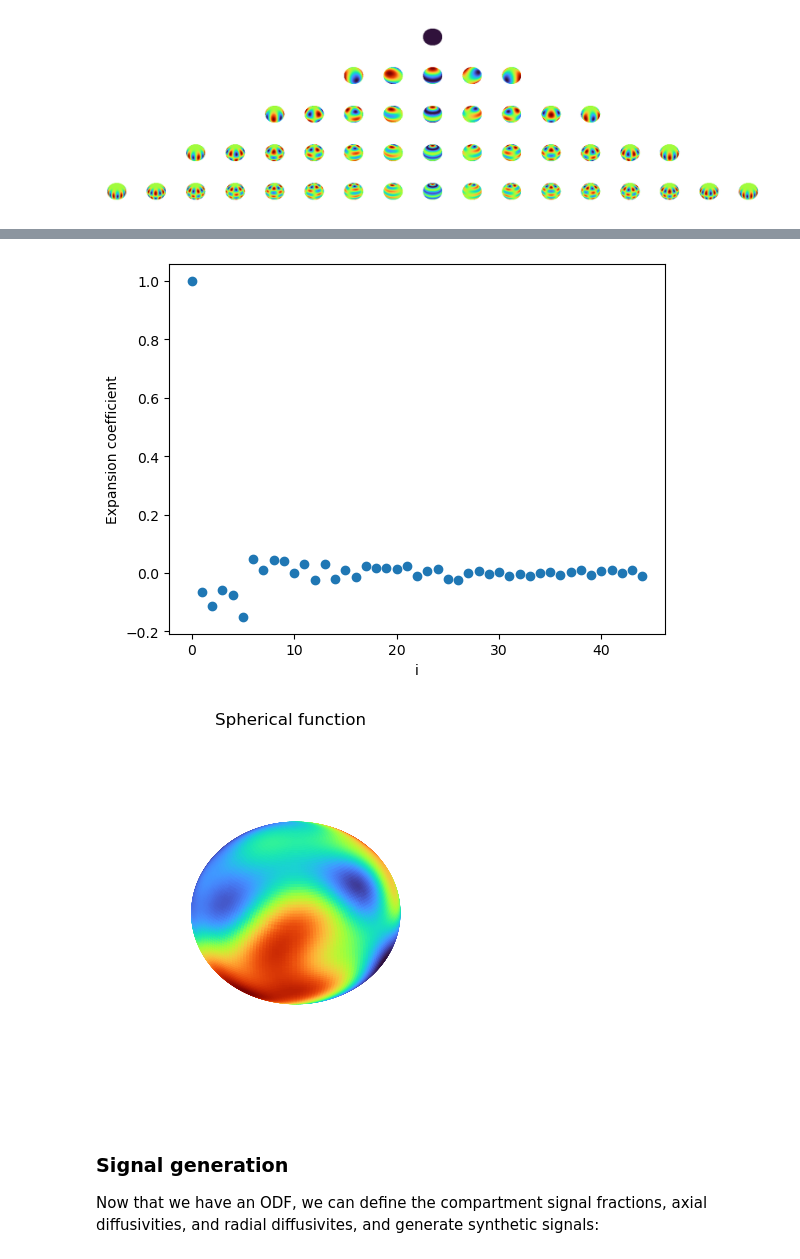
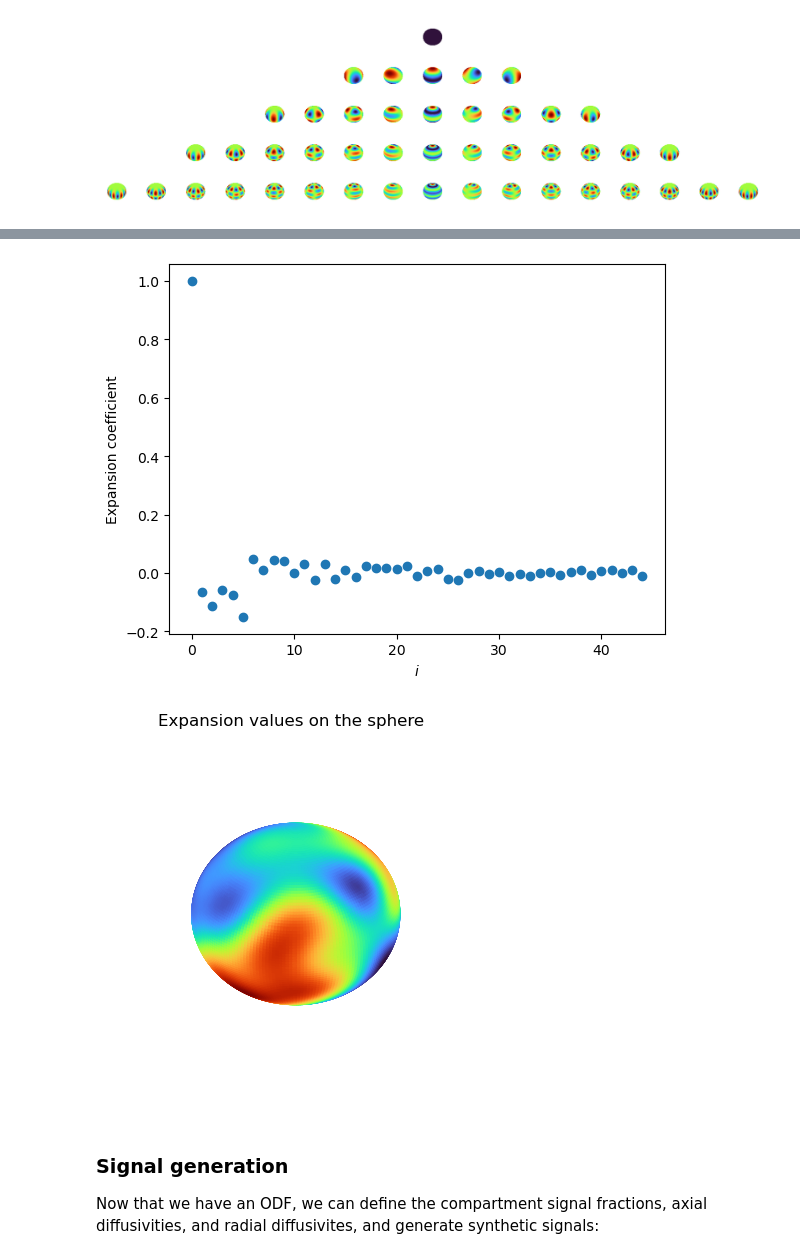
Before and after one commit to polbb/micromodelsim, a Jupyter notebook: docs/source/tutorial.ipynb, the cells around one changed output, grey strips where cells are left out. Drawn from its saved outputs; the diff is of its cells as text; code cells hidden in the pictures.

```diff
--- a/docs/source/tutorial.ipynb
+++ b/docs/source/tutorial.ipynb
@@ -79,7 +59,7 @@ dtd = np.array(
         [[2, 0, 0], [0, 0.5, 0], [0, 0, 0.5]],
         [[1, 0, 0], [0, 1, 0], [0, 0, 1]],
     ]
-)  # the array has to have shape (number of tensors, 3, 3)
+)  # an array with shape (number of diffusion tensors, 3, 3)
 
 signals = mmsim.dtd_simulation(gradient, dtd)
 
@@ -93,7 +73,7 @@ im = ax.scatter(
     cmap="turbo",
 )
 plt.colorbar(im)
-ax.set_title("Signals")
+ax.set_title("Simulated signals")
 ax.set_axis_off()
 fig.tight_layout()
 plt.show()
@@ -104,18 +81,0 @@ The function `add_noise` allows random noise to be added to the simulated signal
-# %%
-snr = 20  # signal-to-noise ratio
-noisy_signals = mmsim.add_noise(signals, snr)
-
-fig = plt.figure()
-ax = fig.add_subplot(111, projection="3d")
-im = ax.scatter(
-    bvals * bvecs[:, 0],
-    bvals * bvecs[:, 1],
-    bvals * bvecs[:, 2],
-    c=noisy_signals,
-    cmap="turbo",
-)
-plt.colorbar(im)
-ax.set_title("Noisy signals")
-ax.set_axis_off()
-fig.tight_layout()
-plt.show()
@@ -198,45 +154,45 @@ The code below defines and visualizes a spherical harmonics expansion with $l_\t
 l_max = 8
 n_coeffs = int(0.5 * (l_max + 1) * (l_max + 2))
 
-_l0s = np.zeros(n_coeffs)
+l0s = np.zeros(n_coeffs)
 for l in range(0, l_max + 1, 2):
     for m in range(-l, l + 1):
-        _l0s[int(0.5 * l * (l + 1) + m)] = int(0.5 * l * (l + 1))
+        l0s[int(0.5 * l * (l + 1) + m)] = int(0.5 * l * (l + 1))
 coeffs = np.ones(n_coeffs)
 np.random.seed(666)
-coeffs[1::] = 1 / _l0s[1::] * (0.5 - np.random.random(n_coeffs - 1))
+coeffs[1::] = 1 / l0s[1::] * (0.5 - np.random.random(n_coeffs - 1))
 
 fig = plt.figure()
 ax = fig.add_subplot(111)
 ax.scatter(np.arange(n_coeffs), coeffs)
-ax.set_xlabel("i")
+ax.set_xlabel("$i$")
 ax.set_ylabel("Expansion coefficient")
 plt.show()
 
 values = np.zeros(mg_thetas.shape)
 for l in range(0, l_max + 1, 2):
     for m in range(-l, l + 1):
         i = int(0.5 * l * (l + 1) + m)
         values += coeffs[i] * mmsim.sh(l, m, mg_thetas, mg_phis)
 
 fig = plt.figure()
 ax = fig.add_subplot(111, projection="3d")
 fcolors = (values - np.min(values)) / (np.max(values) - np.min(values))
 im = ax.plot_surface(
     np.sin(mg_thetas) * np.cos(mg_phis),
     np.sin(mg_thetas) * np.sin(mg_phis),
     np.cos(mg_thetas),
     facecolors=matplotlib.cm.turbo(fcolors),
     rcount=2 * N,
     ccount=N,
     shade=False,
 )
-ax.set_title("Spherical function")
+ax.set_title("Expansion values on the sphere")
 ax.set_axis_off()
 plt.show()
 # %% [output]
 [figure]
-[figure, old version]
+[figure, new version]
 # %% [markdown]
 ### Signal generation
 
```
Also changed, not shown: parts of 11 cells of this notebook.
